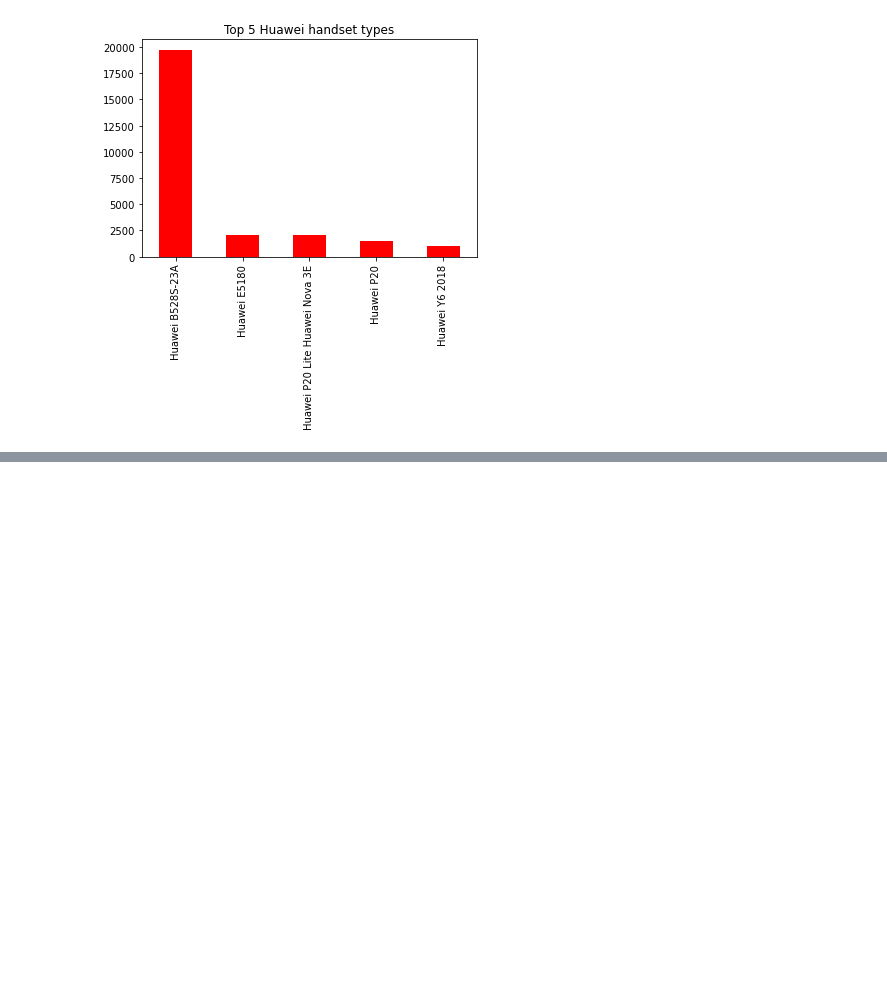
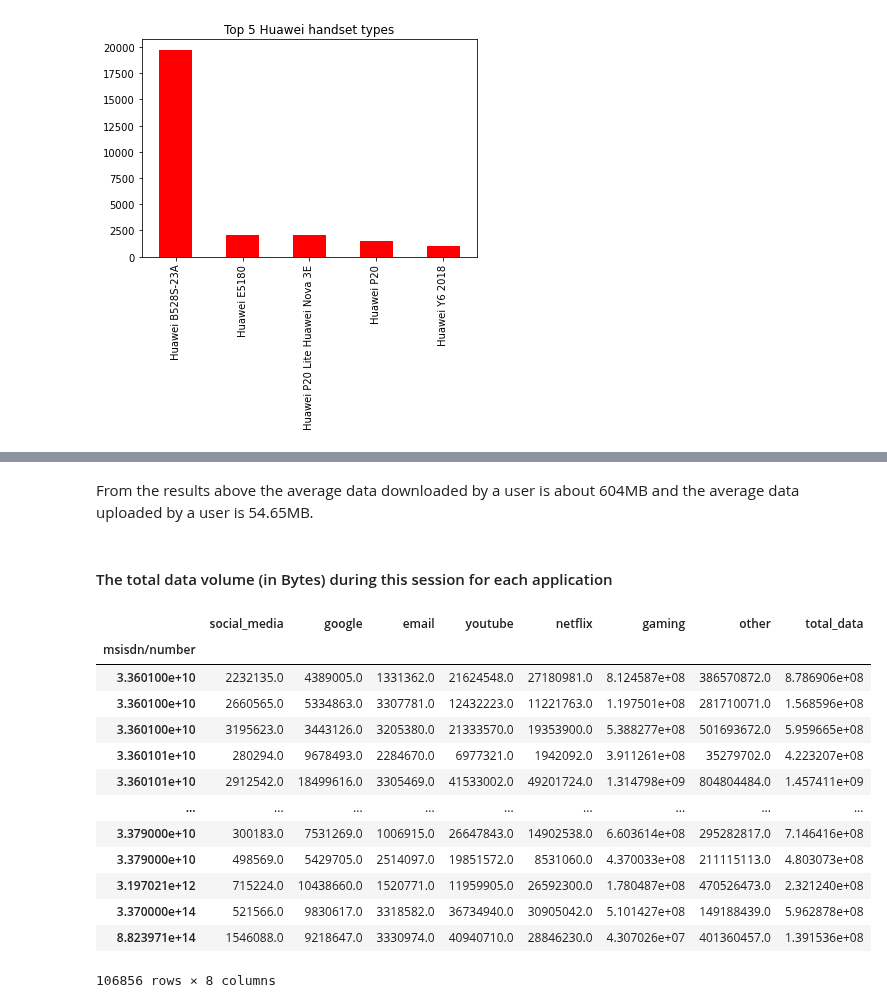
Before and after one commit to teddyk251/Telecom-Data-Analysis, a Jupyter notebook: notebooks/UserOverviewAnalysis.ipynb, the cells around one changed output, grey strips where cells are left out. Saved outputs shown, nothing was run; the diff lists cells and outputs as text; code cells hidden in the pictures; blank space fills up the shorter version.

```diff
--- a/notebooks/UserOverviewAnalysis.ipynb
+++ b/notebooks/UserOverviewAnalysis.ipynb
@@ -87,0 +234,31 @@ manu.get_group('Huawei')['handset_type'].value_counts()[:5].plot(kind='bar', col
+# %% [markdown]
+From the results above the average data downloaded by a user is about 604MB and the average data uploaded by a user is 54.65MB.
+# %% [markdown]
+#### The total data volume (in Bytes) during this session for each application
+# %%
+df["social_media"] = df["social_media_dl_(bytes)"] + df['social_media_ul_(bytes)']
+df["google"] = df["google_dl_(bytes)"] + df["google_ul_(bytes)"]
+df['email'] = df["email_dl_(bytes)"] + df["email_ul_(bytes)"]
+df['youtube'] = df["youtube_dl_(bytes)"] + df["youtube_ul_(bytes)"]
+df['netflix'] = df["netflix_dl_(bytes)"] + df["netflix_ul_(bytes)"]
+df["gaming"] = df["gaming_dl_(bytes)"] + df["gaming_ul_(bytes)"]
+df['other']= df["other_dl_(bytes)"]+ df["other_ul_(bytes)"]
+df['total_data'] = df['total_dl_(bytes)'] + df['total_ul_(bytes)']
+# %%
+app_total_data = df[['msisdn/number', 'social_media', 'google', 'email', 'youtube', 'netflix', 'gaming', 'other', 'total_data']].copy()
+app_total_data.groupby('msisdn/number').sum()
+# %% [output]
+|  | social_media | google | email | youtube | netflix | gaming | other | total_data |
+| msisdn/number |  |  |  |  |  |  |  |  |
+| 3.360100e+10 | 2232135.0 | 4389005.0 | 1331362.0 | 21624548.0 | 27180981.0 | 8.124587e+08 | 386570872.0 | 8.786906e+08 |
+| 3.360100e+10 | 2660565.0 | 5334863.0 | 3307781.0 | 12432223.0 | 11221763.0 | 1.197501e+08 | 281710071.0 | 1.568596e+08 |
+| 3.360100e+10 | 3195623.0 | 3443126.0 | 3205380.0 | 21333570.0 | 19353900.0 | 5.388277e+08 | 501693672.0 | 5.959665e+08 |
+| 3.360101e+10 | 280294.0 | 9678493.0 | 2284670.0 | 6977321.0 | 1942092.0 | 3.911261e+08 | 35279702.0 | 4.223207e+08 |
+| 3.360101e+10 | 2912542.0 | 18499616.0 | 3305469.0 | 41533002.0 | 49201724.0 | 1.314798e+09 | 804804484.0 | 1.457411e+09 |
+| ... | ... | ... | ... | ... | ... | ... | ... | ... |
+| 3.379000e+10 | 300183.0 | 7531269.0 | 1006915.0 | 26647843.0 | 14902538.0 | 6.603614e+08 | 295282817.0 | 7.146416e+08 |
+| 3.379000e+10 | 498569.0 | 5429705.0 | 2514097.0 | 19851572.0 | 8531060.0 | 4.370033e+08 | 211115113.0 | 4.803073e+08 |
+| 3.197021e+12 | 715224.0 | 10438660.0 | 1520771.0 | 11959905.0 | 26592300.0 | 1.780487e+08 | 470526473.0 | 2.321240e+08 |
+| 3.370000e+14 | 521566.0 | 9830617.0 | 3318582.0 | 36734940.0 | 30905042.0 | 5.101427e+08 | 149188439.0 | 5.962878e+08 |
+| 8.823971e+14 | 1546088.0 | 9218647.0 | 3330974.0 | 40940710.0 | 28846230.0 | 4.307026e+07 | 401360457.0 | 1.391536e+08 |
+106856 rows × 8 columns
```
Also changed, not shown: parts of 20 cells of this notebook, 2 other files.
